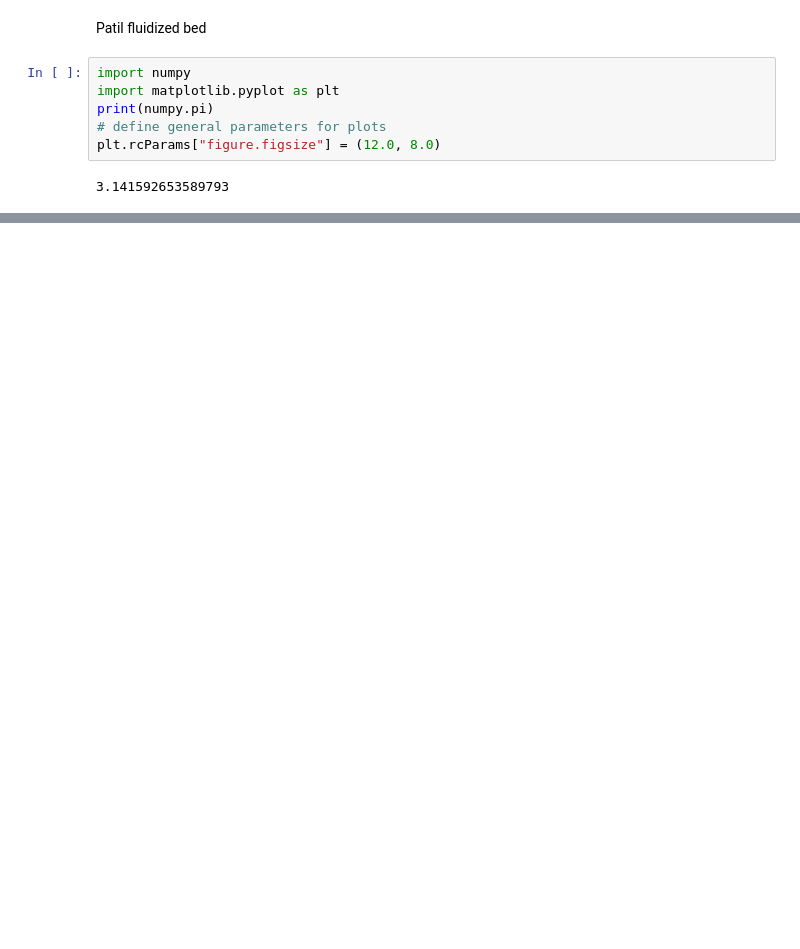
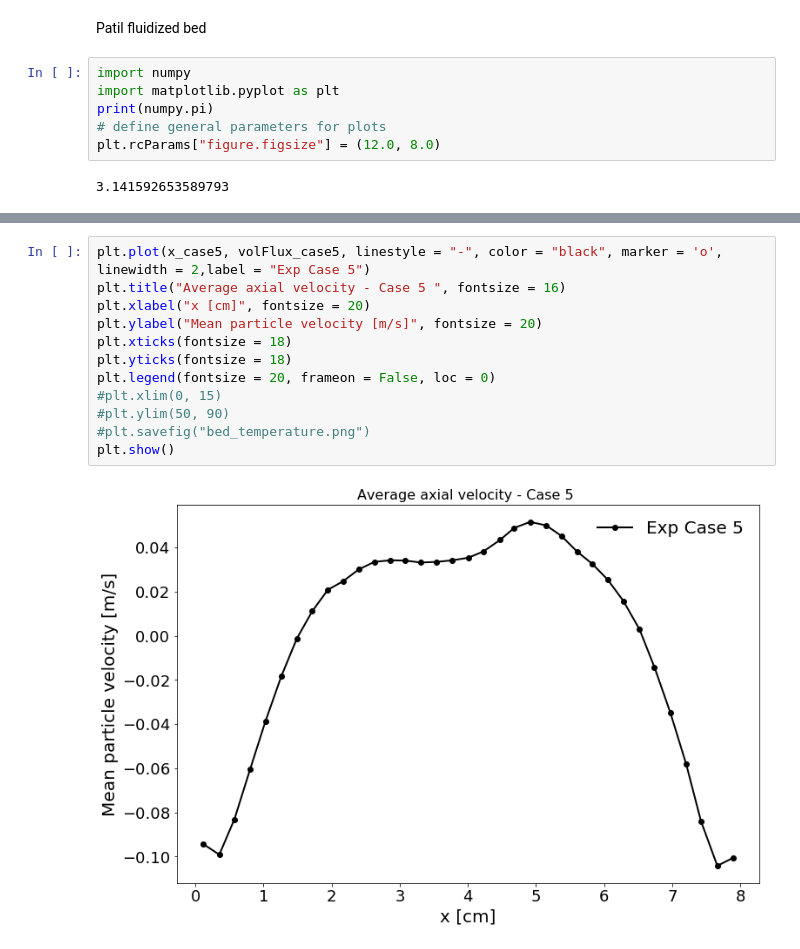
Before and after one commit to lucillalmeida/doutorado-validacoes, a Jupyter notebook: fluidized-bed-patil/Patil-pseudo-2-d-fluidized-bed.ipynb, the cells around one changed output, grey strips where cells are left out. Saved outputs shown, nothing was run; the diff lists cells and outputs as text; blank space fills up the shorter version.

```diff
--- a/fluidized-bed-patil/Patil-pseudo-2-d-fluidized-bed.ipynb
+++ b/fluidized-bed-patil/Patil-pseudo-2-d-fluidized-bed.ipynb
@@ -147,0 +191,14 @@ plt.show()
+# %%
+plt.plot(x_case5, volFlux_case5, linestyle = "-", color = "black", marker = 'o', linewidth = 2,label = "Exp Case 5")
+plt.title("Average axial velocity - Case 5 ", fontsize = 16)
+plt.xlabel("x [cm]", fontsize = 20)
+plt.ylabel("Mean particle velocity [m/s]", fontsize = 20)
+plt.xticks(fontsize = 18)
+plt.yticks(fontsize = 18)
+plt.legend(fontsize = 20, frameon = False, loc = 0)
+#plt.xlim(0, 15)
+#plt.ylim(50, 90)
+#plt.savefig("bed_temperature.png")
+plt.show()
+# %% [output]
+[figure, added]
```
Also changed, not shown: parts of 5 cells of this notebook, 6 other files.
